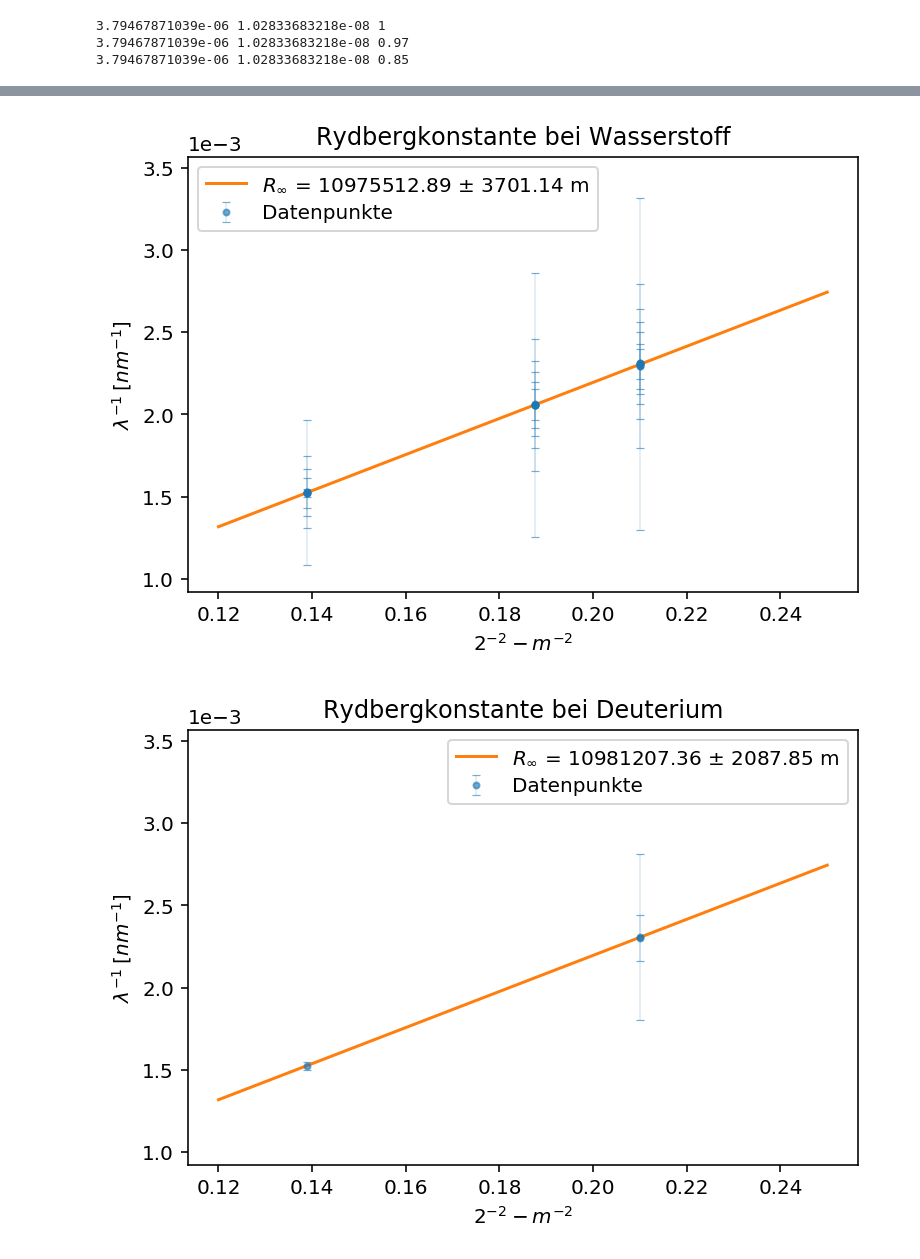
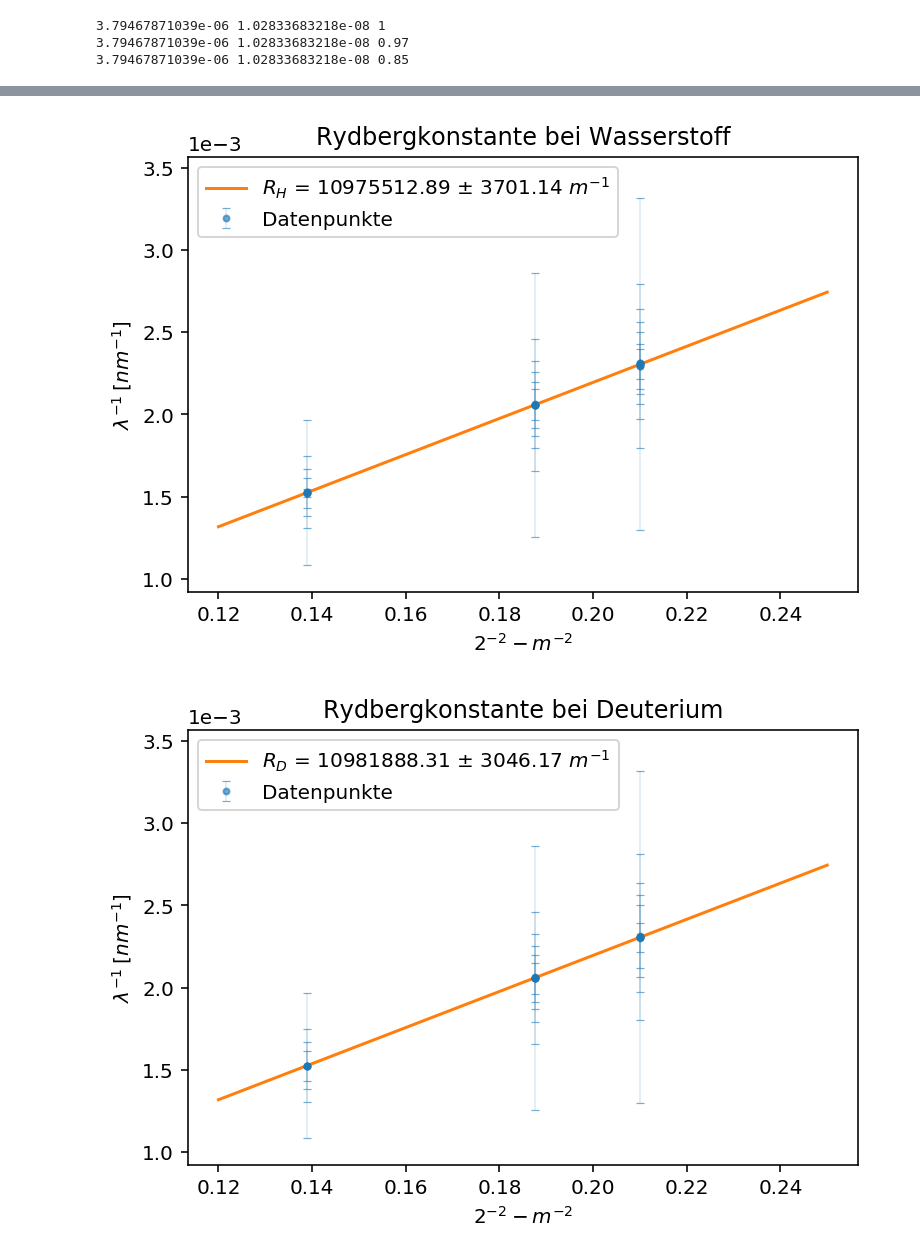
Before and after one commit to qwretz/fpraktikum, a Jupyter notebook: Balmer/Calcualtionaresimoses.ipynb, the cells around one changed output, grey strips where cells are left out. Drawn from its saved outputs; the diff is of its cells as text; code cells hidden in the pictures.

```diff
--- a/Balmer/Calcualtionaresimoses.ipynb
+++ b/Balmer/Calcualtionaresimoses.ipynb
@@ -150,9 +150,10 @@ intens=[int(i) for i in intens]
 deg=skala(x)
 ddeg=[dskala(i) for i in x]
 
-fig,ax=plt.subplots(figsize=(20,4),dpi=144)
+fig,ax=plt.subplots(dpi=300)
 for i in range(len(c)):
     ax.plot( (deg[i],deg[i]), (1,1.5), color=dic[c[i]],alpha=intens[i]*.2+.1)
+ordnungen=[]
 for i in range(6):
     b=i
     if i>1:
@@ -165,12 +166,17 @@ for i in range(6):
     if i==5:
         ende=162
     ax.plot( (a , ende ) , (.99-i*.01,.99-i*.01), color="black" )
-    ax.text(a , .97-i*.01, "{}. Ordnung".format(i+1), fontsize=7)
-ax.set(yticks=[],xlabel="Umgerechneter Winkel [°]", xlim=[5,85],
-       title="Darstellung der Spektrallinien der Wasserstofflampe")
+    ordnungen.append(ax.text(a , .97-i*.01, "{}. Ordnung".format(i+1), fontsize=7))
+
 ax.set_xticks(np.arange(15,166/2,5),minor=True)
 ax.grid(which="both",alpha=.5)
-fig.savefig("Plots/HD Linien all.png")
+for i in range(2):
+    if i==1:
+        for j in range(len(ordnungen)-1):
+            ordnungen[j].set_visible(False)
+    ax.set(yticks=[],xlabel="Umgerechneter Winkel [°]", xlim=[4+40*i,46+40*i],
+           title="Darstellung der Spektrallinien der Wasserstofflampe {}".format(i+1))
+    fig.savefig("Plots/HD_Linien_{}.png".format(i))
 
 deg_H=deg
 ddeg_H=ddeg
@@ -305,14 +311,14 @@ def plotMyRyd(xdata, wl_H_ryd,dwl_H_ryd, test=False):
         wl_H_ryd= np.append ( np.append(wl_H_ryd[:3],wl_H_ryd[4:14]),np.append(wl_H_ryd[15:19],wl_H_ryd[20:]) )
         dwl_H_ryd= np.append ( np.append(dwl_H_ryd[:3],dwl_H_ryd[4:14]),np.append(dwl_H_ryd[15:19],dwl_H_ryd[20:]) )
         name="Rydbergkonstante bei Wasserstoff"
-        tag="Ryd H"
+        tag="R_H"
 
     if(test==True):
-        xdata = np.array([xdata[3],xdata[14],xdata[19]])
-        wl_H_ryd= np.append ( np.append(wl_H_ryd[3],wl_H_ryd[14]),wl_H_ryd[19] )
-        dwl_H_ryd= np.append ( np.append(dwl_H_ryd[3],dwl_H_ryd[14]),dwl_H_ryd[19] )
+        xdata = np.array(xdata[:4]+ xdata[5:14]+ xdata[16:-2] )
+        wl_H_ryd= np.append ( np.append(wl_H_ryd[:4],wl_H_ryd[5:14]),wl_H_ryd[16:-2])
+        dwl_H_ryd= np.append ( np.append(dwl_H_ryd[:4],dwl_H_ryd[5:14]),dwl_H_ryd[16:-2])
         name="Rydbergkonstante bei Deuterium"
-        tag="Ryd D"
+        tag="R_D"
 
     popt,pcov=cf ( gerade, xdata , 1/wl_H_ryd, sigma = dwl_H_ryd/wl_H_ryd**2, p0=1e9)
     perr=np.sqrt(np.diag(pcov))
@@ -324,7 +330,7 @@ def plotMyRyd(xdata, wl_H_ryd,dwl_H_ryd, test=False):
     fig,ax=plt.subplots(dpi=144)
     ax.errorbar(xdata,1/wl_H_ryd, fmt=".", yerr=1/wl_H_ryd**2 *dwl_H_ryd, capthick=.6,capsize=2 ,alpha=.6,lw=.2,
                label= "Datenpunkte")
-    ax.plot(xplot, yplot,label=r"$R_\infty$ = {:.2f} $\pm$ {:.2f} m".format(*labelInput))
+    ax.plot(xplot, yplot,label=r"${}$ = {:.2f} $\pm$ {:.2f} {}".format(tag,*labelInput,r"$m^{-1}$"))
     ax.set(xlabel=r"$2^{-2} - m^{-2}$", ylabel=r"$\lambda^{-1} \: [nm^{-1}]$" , ylim=(yplot[0]*.7, yplot[-1]*1.3),
           title= name)
     plt.ticklabel_format(style='sci', axis='y', scilimits=(0,0))
@@ -337,10 +343,11 @@ plotMyRyd(xdata,wl_H_ryd,dwl_H_ryd,test=True)
 
 R,dR = getR_infty(wl_H_ryd,dwl_H_ryd, c_H_ryd)
 print(R)
-#print(1/np.mean(R),1/np.mean(dR))
+print(np.mean(R)*1e9,np.mean(dR)*1e9)
 print(c.value("Rydberg constant") )
 
 # Extra Plot für die Deuterium Linien? -> sind halt nur 3 messwerte
 # Diese 3 Werte wurden auch beim H plot hgeraus genommen.
+# Alle einfach vorkommenden Linien bei beiden Fits
 # %% [output]
 [0.01098545249540531, 0.0109726534530058, 0.010975190019977181, 0.010998193281858982, 0.01091743387724807, 0.010983260035961557, 0.010976432179388476, 0.010986971630186132, 0.010979725188353747, 0.011 ...
@@ -347,3 +355,3 @@ print(c.value("Rydberg constant") )
 10973731.568508
-[figure, old version]
+[figure, new version]
-[figure, old version]
+[figure, new version]
```
Also changed, not shown: parts of 6 cells of this notebook, 17 other files.
